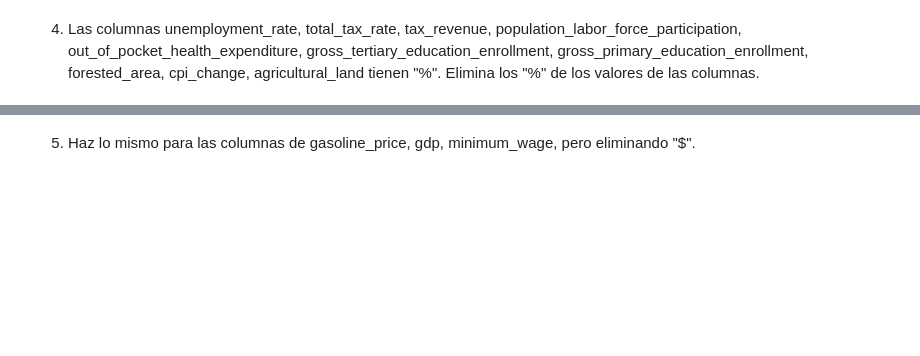
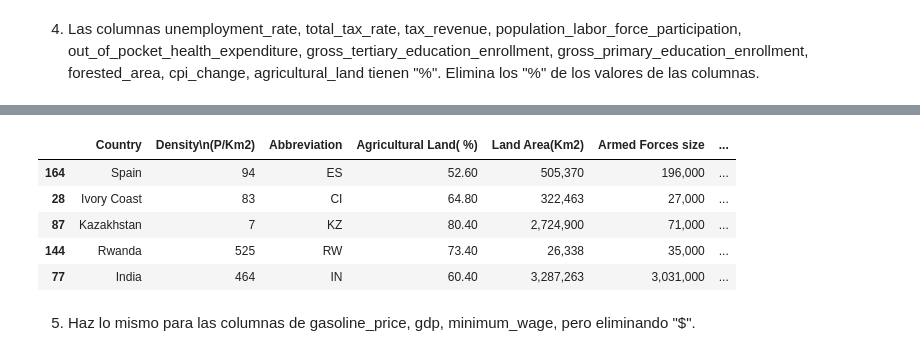
Before and after one commit to Adalab/da-promoF-modulo3-sprint1-pairprogramming-BelenZahara, a Jupyter notebook: PairM3-L4-UnionDatos.ipynb, the cells around one changed output, grey strips where cells are left out. Drawn from its saved outputs; the diff is of its cells as text; code cells hidden in the pictures; blank space fills up the shorter version.

```diff
--- a/PairM3-L4-UnionDatos.ipynb
+++ b/PairM3-L4-UnionDatos.ipynb
@@ -113,3 +206,12 @@ df_mergeado
+# %%
+df_copia_mergeado.sample(5)
+# %% [output]
+|  | Country | Density\n(P/Km2) | Abbreviation | Agricultural Land( %) | Land Area(Km2) | Armed Forces size | ... |
+| 164 | Spain | 94 | ES | 52.60 | 505,370 | 196,000 | ... |
+| 28 | Ivory Coast | 83 | CI | 64.80 | 322,463 | 27,000 | ... |
+| 87 | Kazakhstan | 7 | KZ | 80.40 | 2,724,900 | 71,000 | ... |
+| 144 | Rwanda | 525 | RW | 73.40 | 26,338 | 35,000 | ... |
+| 77 | India | 464 | IN | 60.40 | 3,287,263 | 3,031,000 | ... |
 # %% [markdown]
 5. Haz lo mismo para las columnas de gasoline_price, gdp, minimum_wage, pero eliminando "$".
 # %%
```
Also changed, not shown: parts of 16 cells of this notebook.
